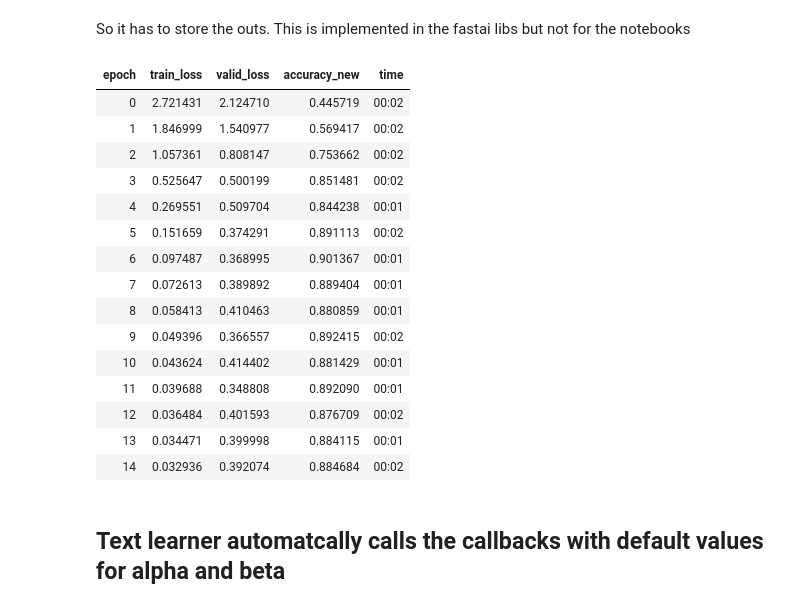
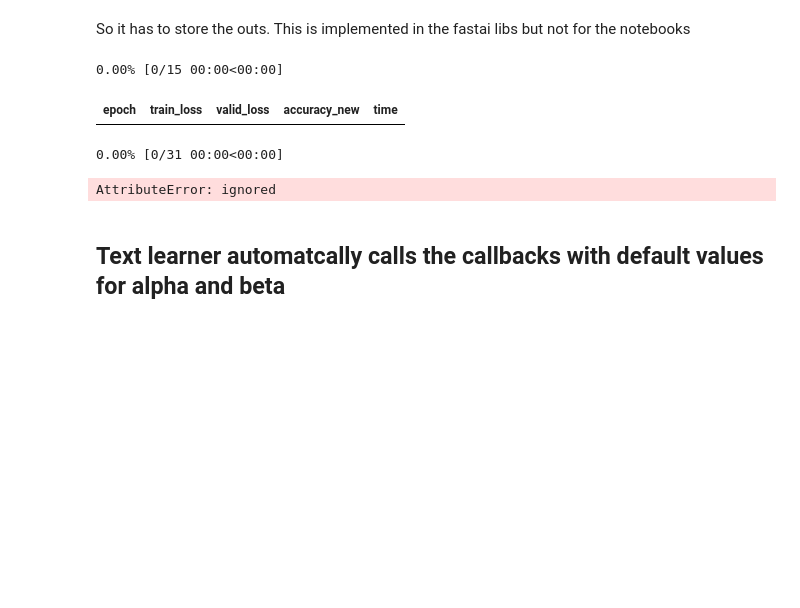
Before and after one commit to thatgeeman/fastbook, a Jupyter notebook: clean/12_nlp_dive.ipynb, the cells around one changed output. Saved outputs shown, nothing was run; the diff lists cells and outputs as text; code cells hidden in the pictures; blank space fills up the shorter version.

```diff
--- a/clean/12_nlp_dive.ipynb
+++ b/clean/12_nlp_dive.ipynb
@@ -331,9 +472,9 @@ def make_seq(item_list, sequence_len = 3, return_func = tensor):
     return seqs
 # %%
 seqs = make_seq(num_tokens, 11)
-bs = 64
+bs = 100
 cut = int(len(seqs) * 0.8)
-dls = DataLoaders.from_dsets(seqs[:cut], seqs[cut:], bs=64, shuffle=False)
+dls = DataLoaders.from_dsets(seqs[:cut], seqs[cut:], bs=bs, shuffle=False)
 # %%
 def predict_next_word_M2(sentence,learn):
     sentence = sentence.replace(' ',' . ')
@@ -574,7 +745,7 @@ make_seq_more_y(tokens, 3, list)
 # %% [output]
 (#21031) [(['one', '.', 'two'], ['.', 'two', '.']),(['.', 'three', '.'], ['three', '.', 'four']),(['four', '.', 'five'], ['.', 'five', '.']),(['.', 'six', '.'], ['six', '.', 'seven']),(['seven', '.',  ...
 # %%
-sl = 16
+sl = 16; bs =100
 # %%
 make_seq_more_y(num_tokens, sl, tensor)
 # %% [output]
@@ -1097,7 +1370,12 @@ class LMModel7(Module):
         out = self.drop(raw)
         self.h = [h_.detach() for h_ in h]
         self.preds = self.h_o(out)
-        self.raw = raw
+        """
+        # can also define as sub attributes to use the default callback?
+        self.rnn.raw_out = raw
+        self.rnn.out = out
+        """
+        self.raw_out = raw
         self.out = out
         return self.h_o(out),raw, out
         # ar is applied to post dropout, ie out.
@@ -1162,25 +1444,13 @@ class RNNRegularizer_mod(Callback):
             if len(h)>1: self.learn.loss_grad += self.beta * (h[:,1:] - h[:,:-1]).float().pow(2).mean()
 # %%
 learn = Learner(dls, LMModel7(len(vocab), 64, 2, 0.4),
-                loss_func=loss_func, metrics=accuracy_new, cbs=[ModelResetter, RNNRegularizer_mod(alpha=2,beta=1)])
+                loss_func=loss_func, metrics=accuracy_new, cbs=[ModelResetter, RNNRegularizer(alpha=2,beta=1)])
 learn.fit_one_cycle(15, 1e-2, wd=0.1)
 # %% [output]
+0.00% [0/15 00:00<00:00]
 | epoch | train_loss | valid_loss | accuracy_new | time |
-| 0 | 2.721431 | 2.124710 | 0.445719 | 00:02 |
-| 1 | 1.846999 | 1.540977 | 0.569417 | 00:02 |
-| 2 | 1.057361 | 0.808147 | 0.753662 | 00:02 |
-| 3 | 0.525647 | 0.500199 | 0.851481 | 00:02 |
-| 4 | 0.269551 | 0.509704 | 0.844238 | 00:01 |
-| 5 | 0.151659 | 0.374291 | 0.891113 | 00:02 |
-| 6 | 0.097487 | 0.368995 | 0.901367 | 00:01 |
-| 7 | 0.072613 | 0.389892 | 0.889404 | 00:01 |
-| 8 | 0.058413 | 0.410463 | 0.880859 | 00:01 |
-| 9 | 0.049396 | 0.366557 | 0.892415 | 00:02 |
-| 10 | 0.043624 | 0.414402 | 0.881429 | 00:01 |
-| 11 | 0.039688 | 0.348808 | 0.892090 | 00:01 |
-| 12 | 0.036484 | 0.401593 | 0.876709 | 00:02 |
-| 13 | 0.034471 | 0.399998 | 0.884115 | 00:01 |
-| 14 | 0.032936 | 0.392074 | 0.884684 | 00:02 |
+0.00% [0/31 00:00<00:00]
+AttributeError: ignored
 # %% [markdown]
 ## Text learner automatcally calls the callbacks with default values for alpha and beta
 # %%
```
Also changed, not shown: parts of 80 cells of this notebook, 3 other files.
